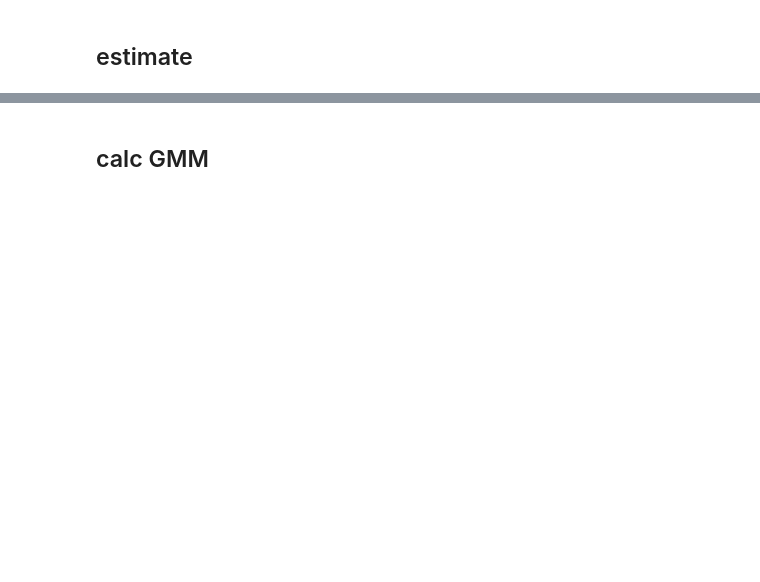
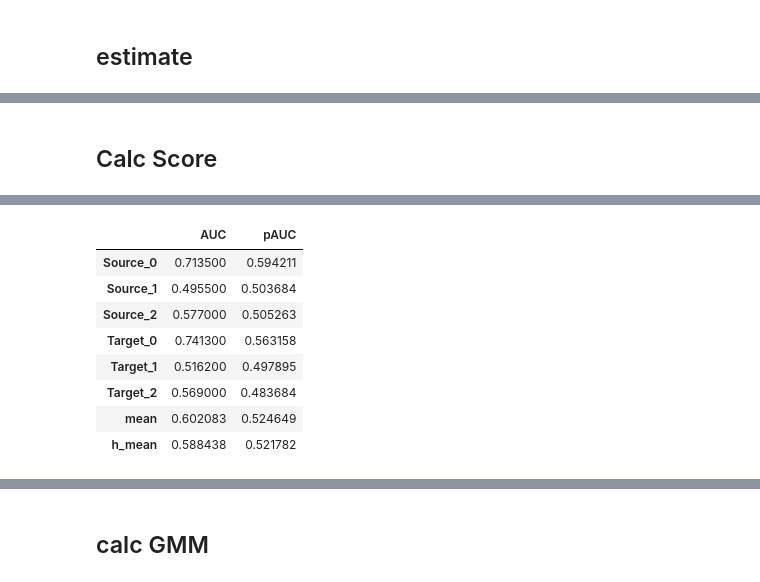
Before and after one commit to HirokiNarita/dcase2021_task2, a Jupyter notebook: src/model_codes/MahalanobisAD_exp/MahalanobisAD_orig_add_data/01_evaluation_notebook.ipynb, the cells around one changed output, grey strips where cells are left out. Drawn from its saved outputs; the diff is of its cells as text; code cells hidden in the pictures; blank space fills up the shorter version.

Commit message:
低解像度学習、score計算など

```diff
--- a/src/model_codes/MahalanobisAD_exp/MahalanobisAD_orig_add_data/01_evaluation_notebook.ipynb
+++ b/src/model_codes/MahalanobisAD_exp/MahalanobisAD_orig_add_data/01_evaluation_notebook.ipynb
@@ -71,10 +71,14 @@ OUTPUT_ROOT = config['IO_OPTION']['OUTPUT_ROOT']
 MODEL_DIR = config['IO_OPTION']['OUTPUT_ROOT'] + '/models'
 TB_DIR = config['IO_OPTION']['OUTPUT_ROOT'] + '/tb'
 OUT_FEATURE_DIR = OUTPUT_ROOT + '/extraction_features'
+OUT_SCORE_DIR = OUTPUT_ROOT + '/score'
+OUT_PRED_DIR = OUTPUT_ROOT + '/pred'
 #os.makedirs(OUTPUT_ROOT, exist_ok=True)
 os.makedirs(MODEL_DIR, exist_ok=True)
 os.makedirs(TB_DIR, exist_ok=True)
 os.makedirs(OUT_FEATURE_DIR, exist_ok=True)
+os.makedirs(OUT_SCORE_DIR, exist_ok=True)
+os.makedirs(OUT_PRED_DIR, exist_ok=True)
 # copy config
 shutil.copy('./config.yaml', OUTPUT_ROOT)
 # %% [output]
@@ -158,3 +136,0 @@ NameError: name 'target_names' is not defined
-# %%
-wav_names = ext_data['train']['wav_names']
-section_types = get_section_types(wav_names)
@@ -199,2 +159,10 @@ def calc_AUC
 # %% [markdown]
 ## estimate
+# %%
+def calc_mahalanobis(mean, cov, samples):
+    cov_inv = np.linalg.inv(MVG[machine_type]['cov'])
+    # load data
+    dists = [mahalanobis(sample, mean, cov_inv) for sample in samples]
+    # np.array
+    dists = np.array(dists)
+    return dists
@@ -200,0 +230,50 @@ def calc_AUC
+# %% [markdown]
+## Calc Score
+# %%
+for i, machine_type in enumerate(machine_types):
+    logger.info('CALC SCORE')
+    logger.info(machine_type)
+    # get MVG
+    tr_mean = MVG[machine_type]['mean']
+    tr_cov = MVG[machine_type]['cov']
+    # load samples
+    ext_data = load_ext_data(machine_type)
+    for phase in ['valid_source', 'valid_target']:
+        # pred
+        samples = ext_data[phase]['features']
+        preds = calc_mahalanobis(tr_mean, tr_cov, samples)
+        section_types = com.get_section_types(ext_data[phase]['wav_names'])
+        # wavname + pred
+        preds_pd = np.stack([np.array(ext_data[phase]['wav_names']), preds], axis=1)
+        preds_pd = pd.DataFrame(preds_pd, columns=['wav_name', 'pred'])
+        preds_pd.to_csv(OUT_PRED_DIR + f'/pred_{machine_type}_{phase}.csv')
+        # dataframe作成
+        describe_df = com.get_pred_discribe(labels=ext_data[phase]['labels'],
+                                            preds=preds,
+                                            section_types=section_types)
+        # スコア算出(AUC, pAUC)
+        scores_df = get_score_perID(describe_df, max_fpr=0.1)
+
+        # 結合(source + target)
+        if phase == 'valid_source':
+            scores_df = scores_df.rename(index=lambda num: 'Source_' + f'{num}')
+            all_scores_df = scores_df.copy()
+        else:
+            scores_df = scores_df.rename(index=lambda num: 'Target_' + f'{num}')
+            all_scores_df = all_scores_df.append(scores_df)
+
+    # 平均
+    mean_df = pd.DataFrame(all_scores_df.mean(axis=0)).T
+    mean_df.index = ['mean']
+    # 調和平均
+    hmean = scipy.stats.hmean(all_scores_df, axis=0)
+    hmean_df = pd.DataFrame(hmean, index=['AUC', 'pAUC']).T
+    hmean_df.index = ['h_mean']
+    # 結合
+    all_scores_df = all_scores_df.append(mean_df)
+    all_scores_df = all_scores_df.append(hmean_df)
+    # 出力
+    all_scores_df.to_csv(f'{OUT_SCORE_DIR}/{machine_type}_score.csv')
+    # display
+    display(all_scores_df)
+# %% [output]
@@ -200,0 +282,9 @@ def calc_AUC
+|  | AUC | pAUC |
+| Source_0 | 0.713500 | 0.594211 |
+| Source_1 | 0.495500 | 0.503684 |
+| Source_2 | 0.577000 | 0.505263 |
+| Target_0 | 0.741300 | 0.563158 |
+| Target_1 | 0.516200 | 0.497895 |
+| Target_2 | 0.569000 | 0.483684 |
+| mean | 0.602083 | 0.524649 |
+| h_mean | 0.588438 | 0.521782 |
```
Also changed, not shown: parts of 19 cells of this notebook, 12 other files.
